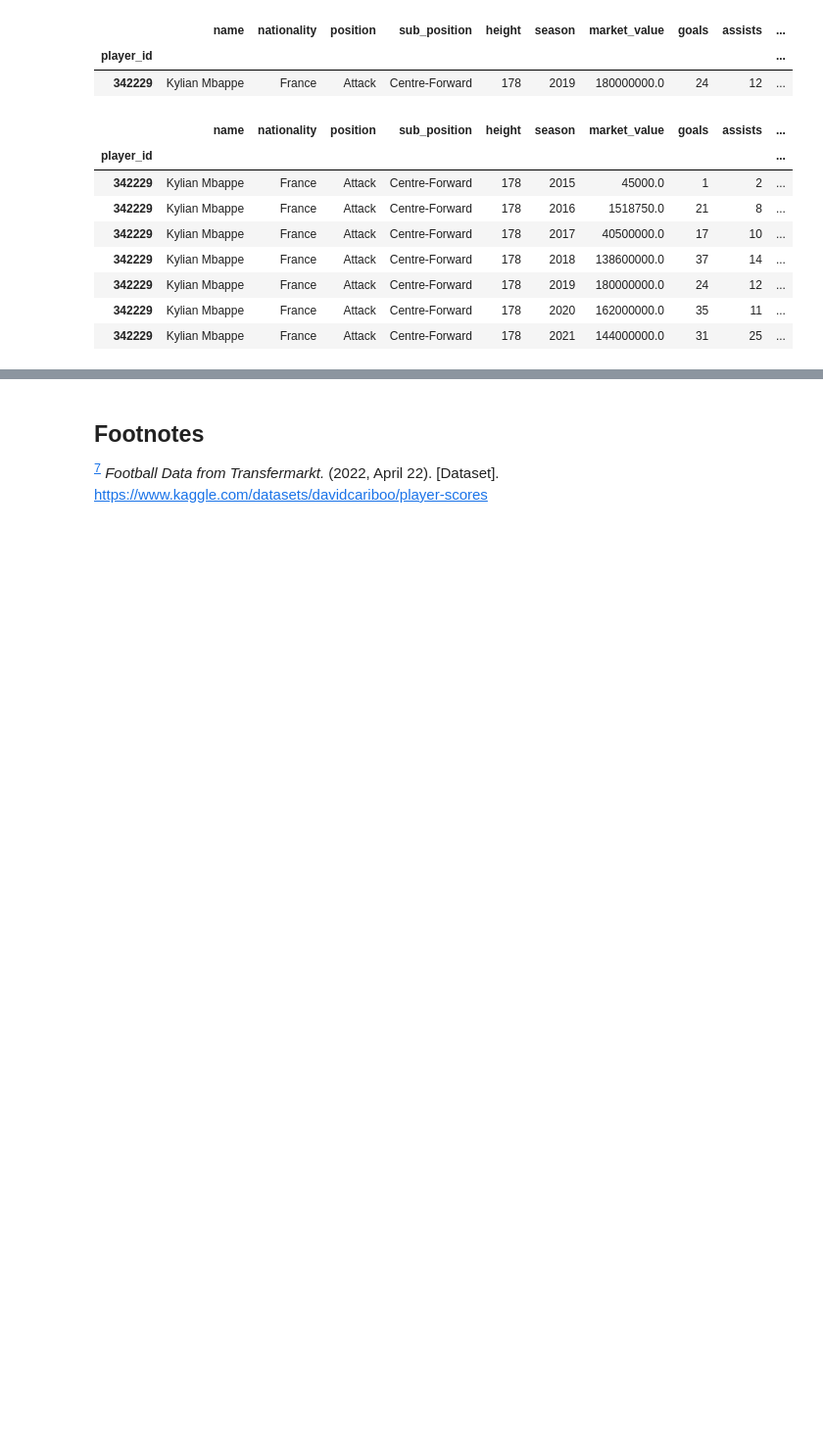
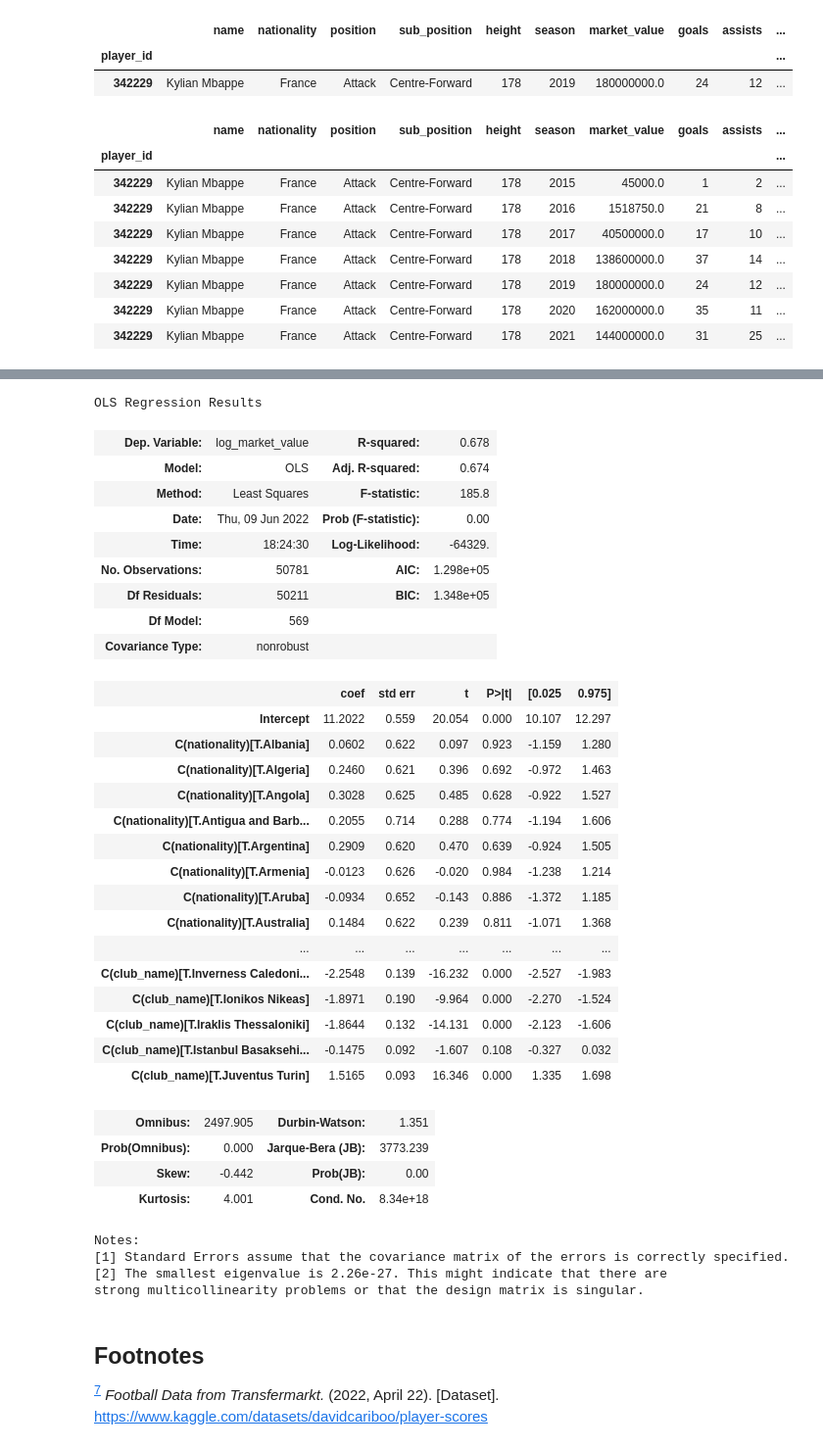
Before and after one commit to kade09/FifaMarketValueML, a Jupyter notebook: project.ipynb, the cells around one changed output, grey strips where cells are left out. Shown: that part at 98% size. Saved outputs shown, nothing was run; the diff lists cells and outputs as text; code cells hidden in the pictures; blank space fills up the shorter version.

```diff
--- a/project.ipynb
+++ b/project.ipynb
@@ -594,0 +678,2 @@ Name: market_value, dtype: float64
+# %%
+data['all']['log_market_value'] = np.log(data['all']['market_value'])
@@ -594,0 +694,43 @@ Name: market_value, dtype: float64
+# %%
+import patsy
+y, X = patsy.dmatrices("log_market_value ~ age +  goals + assists + minutes_played +yellow_cards +red_cards +height +age + C(nationality)+ C(position)+ C(sub_position) +C(club_name)", data=data['all'], return_type="dataframe")
+model = sm.OLS(y, X)
+fit = model.fit()
+pred = fit.predict(X)
+#score = fit.score(X,y)
+fit.summary()
+# %% [output]
+OLS Regression Results
+| Dep. Variable: | log_market_value | R-squared: | 0.678 |
+| Model: | OLS | Adj. R-squared: | 0.674 |
+| Method: | Least Squares | F-statistic: | 185.8 |
+| Date: | Thu, 09 Jun 2022 | Prob (F-statistic): | 0.00 |
+| Time: | 18:24:30 | Log-Likelihood: | -64329. |
+| No. Observations: | 50781 | AIC: | 1.298e+05 |
+| Df Residuals: | 50211 | BIC: | 1.348e+05 |
+| Df Model: | 569 |  |  |
+| Covariance Type: | nonrobust |  |  |
+|  | coef | std err | t | P>|t| | [0.025 | 0.975] |
+| Intercept | 11.2022 | 0.559 | 20.054 | 0.000 | 10.107 | 12.297 |
+| C(nationality)[T.Albania] | 0.0602 | 0.622 | 0.097 | 0.923 | -1.159 | 1.280 |
+| C(nationality)[T.Algeria] | 0.2460 | 0.621 | 0.396 | 0.692 | -0.972 | 1.463 |
+| C(nationality)[T.Angola] | 0.3028 | 0.625 | 0.485 | 0.628 | -0.922 | 1.527 |
+| C(nationality)[T.Antigua and Barb... | 0.2055 | 0.714 | 0.288 | 0.774 | -1.194 | 1.606 |
+| C(nationality)[T.Argentina] | 0.2909 | 0.620 | 0.470 | 0.639 | -0.924 | 1.505 |
+| C(nationality)[T.Armenia] | -0.0123 | 0.626 | -0.020 | 0.984 | -1.238 | 1.214 |
+| C(nationality)[T.Aruba] | -0.0934 | 0.652 | -0.143 | 0.886 | -1.372 | 1.185 |
+| C(nationality)[T.Australia] | 0.1484 | 0.622 | 0.239 | 0.811 | -1.071 | 1.368 |
+| ... | ... | ... | ... | ... | ... | ... |
+| C(club_name)[T.Inverness Caledoni... | -2.2548 | 0.139 | -16.232 | 0.000 | -2.527 | -1.983 |
+| C(club_name)[T.Ionikos Nikeas] | -1.8971 | 0.190 | -9.964 | 0.000 | -2.270 | -1.524 |
+| C(club_name)[T.Iraklis Thessaloniki] | -1.8644 | 0.132 | -14.131 | 0.000 | -2.123 | -1.606 |
+| C(club_name)[T.Istanbul Basaksehi... | -0.1475 | 0.092 | -1.607 | 0.108 | -0.327 | 0.032 |
+| C(club_name)[T.Juventus Turin] | 1.5165 | 0.093 | 16.346 | 0.000 | 1.335 | 1.698 |
+| Omnibus: | 2497.905 | Durbin-Watson: | 1.351 |
+| Prob(Omnibus): | 0.000 | Jarque-Bera (JB): | 3773.239 |
+| Skew: | -0.442 | Prob(JB): | 0.00 |
+| Kurtosis: | 4.001 | Cond. No. | 8.34e+18 |
+Notes:
+[1] Standard Errors assume that the covariance matrix of the errors is correctly specified.
+[2] The smallest eigenvalue is 2.26e-27. This might indicate that there are
+strong multicollinearity problems or that the design matrix is singular.
```
Also changed, not shown: parts of 16 cells of this notebook, 4 other files.
